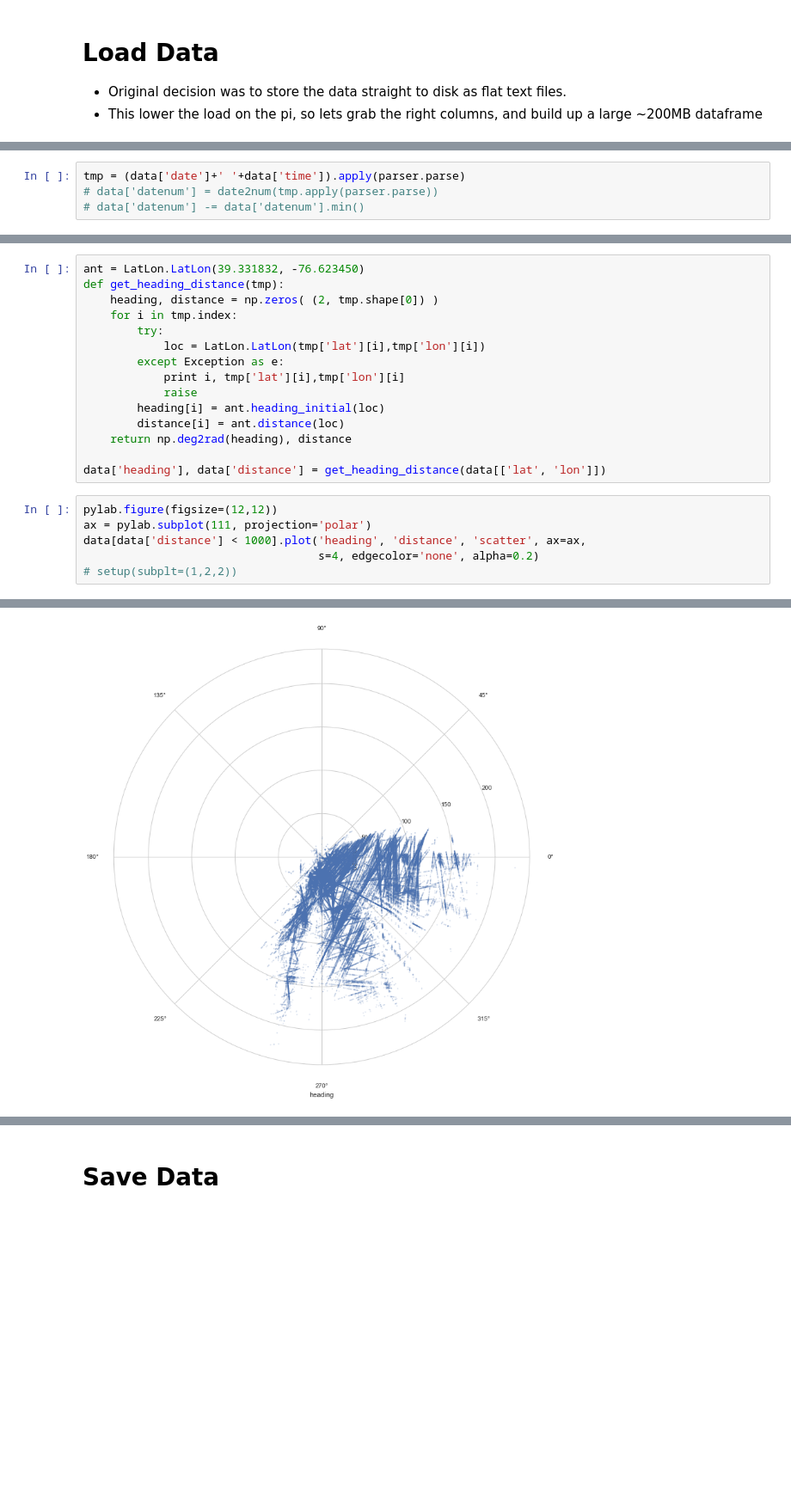
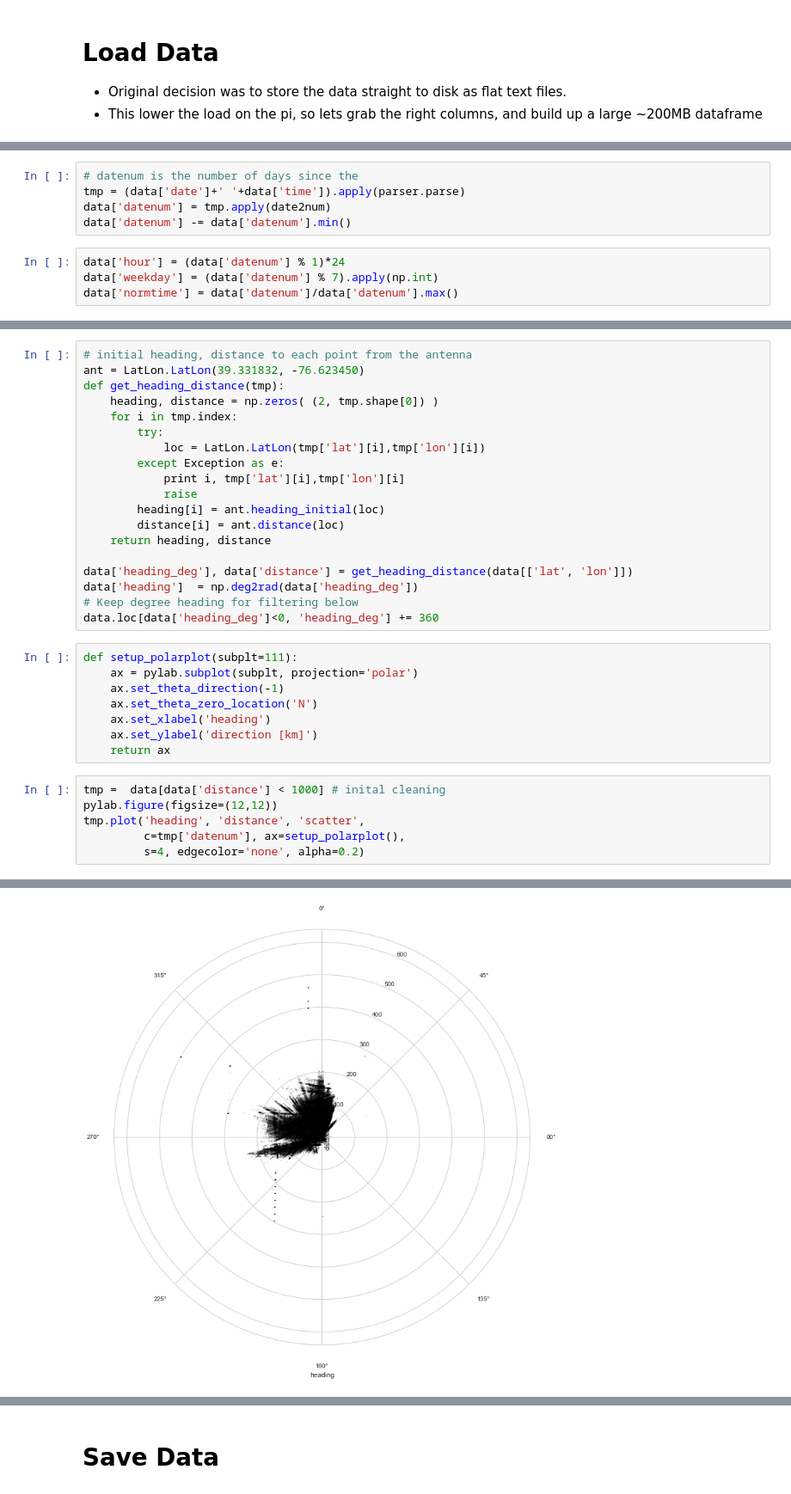
Before and after one commit to ajmendez/explore, a Jupyter notebook: aviation/snow.ipynb, the cells around one changed output, grey strips where cells are left out. Shown: that part at 86% size. Cells and saved outputs as stored; diff of their text form; blank space fills up the shorter version.

```diff
--- a/aviation/snow.ipynb
+++ b/aviation/snow.ipynb
@@ -49,4 +65,9 @@ for i in data.index:
 # %%
+# datenum is the number of days since the
 tmp = (data['date']+' '+data['time']).apply(parser.parse)
-# data['datenum'] = date2num(tmp.apply(parser.parse))
-# data['datenum'] -= data['datenum'].min()
+data['datenum'] = tmp.apply(date2num)
+data['datenum'] -= data['datenum'].min()
+# %%
+data['hour'] = (data['datenum'] % 1)*24
+data['weekday'] = (data['datenum'] % 7).apply(np.int)
+data['normtime'] = data['datenum']/data['datenum'].max()
@@ -53,4 +79,5 @@ tmp = (data['date']+' '+data['time']).apply(parser.parse)
 # %%
+# initial heading, distance to each point from the antenna
 ant = LatLon.LatLon(39.331832, -76.623450)
 def get_heading_distance(tmp):
     heading, distance = np.zeros( (2, tmp.shape[0]) )
@@ -62,15 +89,26 @@ def get_heading_distance(tmp):
             raise
         heading[i] = ant.heading_initial(loc)
         distance[i] = ant.distance(loc)
-    return np.deg2rad(heading), distance
+    return heading, distance
 
-data['heading'], data['distance'] = get_heading_distance(data[['lat', 'lon']])
+data['heading_deg'], data['distance'] = get_heading_distance(data[['lat', 'lon']])
+data['heading']  = np.deg2rad(data['heading_deg'])
+# Keep degree heading for filtering below
+data.loc[data['heading_deg']<0, 'heading_deg'] += 360
+# %%
+def setup_polarplot(subplt=111):
+    ax = pylab.subplot(subplt, projection='polar')
+    ax.set_theta_direction(-1)
+    ax.set_theta_zero_location('N')
+    ax.set_xlabel('heading')
+    ax.set_ylabel('direction [km]')
+    return ax
 # %%
+tmp =  data[data['distance'] < 1000] # inital cleaning
 pylab.figure(figsize=(12,12))
-ax = pylab.subplot(111, projection='polar')
-data[data['distance'] < 1000].plot('heading', 'distance', 'scatter', ax=ax,
-                                   s=4, edgecolor='none', alpha=0.2)
-# setup(subplt=(1,2,2))
+tmp.plot('heading', 'distance', 'scatter',
+         c=tmp['datenum'], ax=setup_polarplot(),
+         s=4, edgecolor='none', alpha=0.2)
 # %% [output]
 <matplotlib.axes._subplots.PolarAxesSubplot at 0x...>
-[figure, old version]
+[figure, new version]
```
Also changed, not shown: parts of 17 cells of this notebook.
